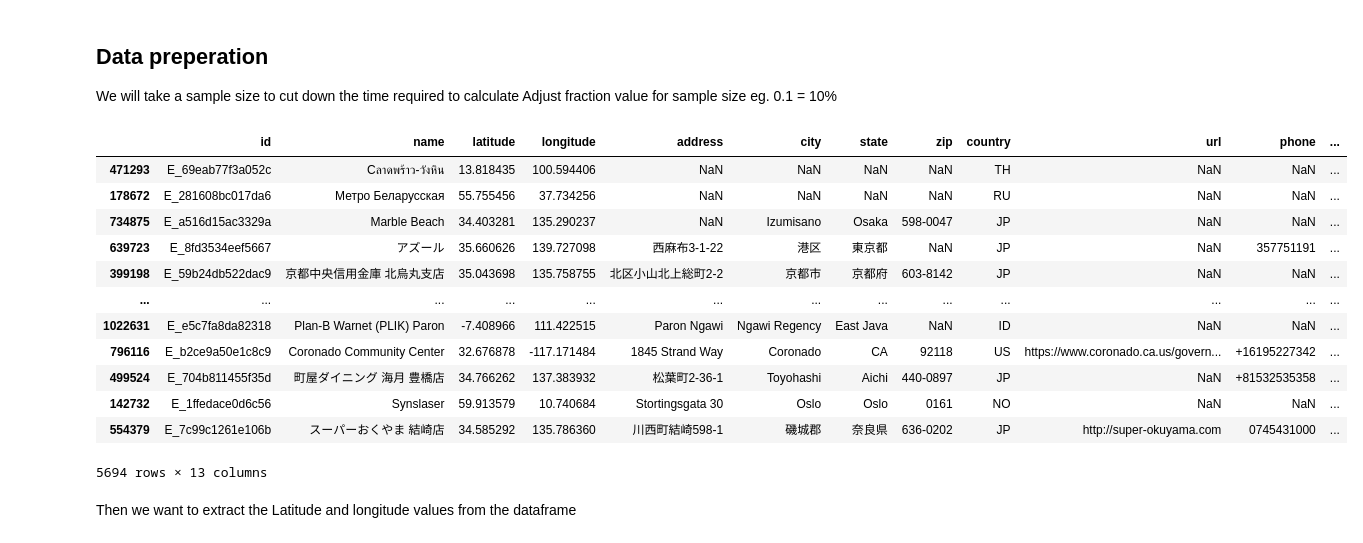
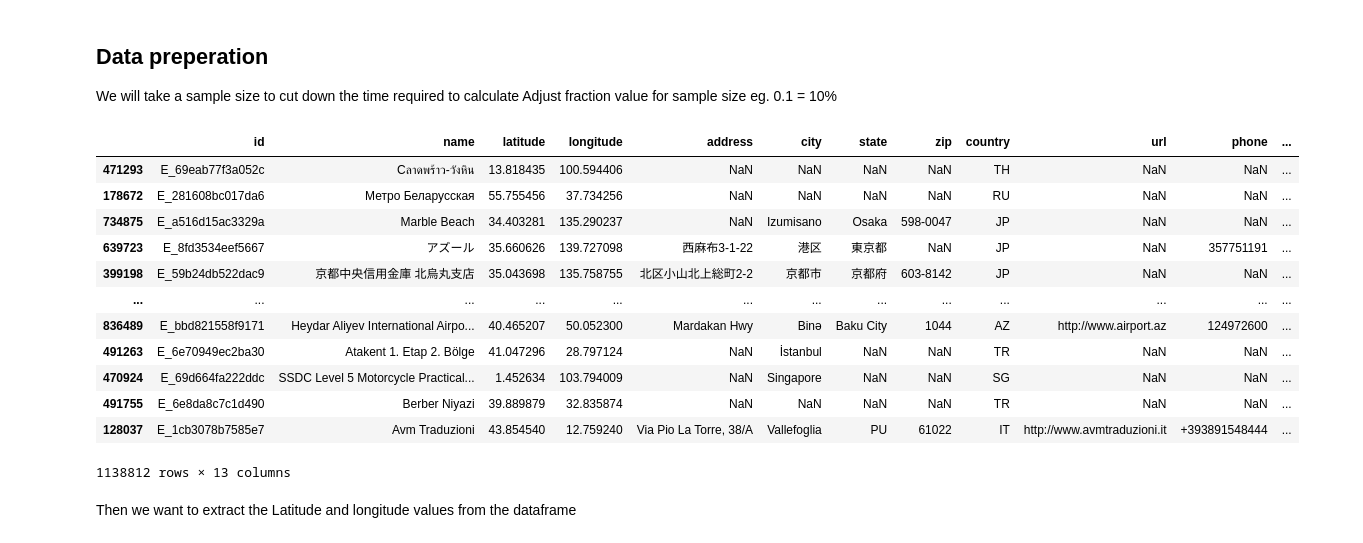
Before and after one commit to 1702538/VeryBasicTeam, a Jupyter notebook: CSC3009_Group_Project.ipynb, the cells around one changed output. Saved outputs shown, nothing was run; the diff lists cells and outputs as text; code cells hidden in the pictures.

```diff
--- a/CSC3009_Group_Project.ipynb
+++ b/CSC3009_Group_Project.ipynb
@@ -185,22 +185,23 @@ plt.show()
 We will take a sample size to cut down the time required to calculate
 Adjust fraction value for sample size eg. 0.1 = 10%
 # %%
-df_train_sample = df_train.sample(frac=0.005, replace=False, random_state=1)
+df_train_sample = df_train.sample(frac=1, replace=False, random_state=1)
+df_row_size = len(df_train_sample)
 df_train_sample
 # %% [output]
 |  | id | name | latitude | longitude | address | city | state | zip | country | url | phone | ... |
 | 471293 | E_69eab77f3a052c | Cลาดพร้าว-วังหิน | 13.818435 | 100.594406 | NaN | NaN | NaN | NaN | TH | NaN | NaN | ... |
 | 178672 | E_281608bc017da6 | Метро Беларусская | 55.755456 | 37.734256 | NaN | NaN | NaN | NaN | RU | NaN | NaN | ... |
 | 734875 | E_a516d15ac3329a | Marble Beach | 34.403281 | 135.290237 | NaN | Izumisano | Osaka | 598-0047 | JP | NaN | NaN | ... |
 | 639723 | E_8fd3534eef5667 | アズール | 35.660626 | 139.727098 | 西麻布3-1-22 | 港区 | 東京都 | NaN | JP | NaN | 357751191 | ... |
 | 399198 | E_59b24db522dac9 | 京都中央信用金庫 北烏丸支店 | 35.043698 | 135.758755 | 北区小山北上総町2-2 | 京都市 | 京都府 | 603-8142 | JP | NaN | NaN | ... |
 | ... | ... | ... | ... | ... | ... | ... | ... | ... | ... | ... | ... | ... |
-| 1022631 | E_e5c7fa8da82318 | Plan-B Warnet (PLIK) Paron | -7.408966 | 111.422515 | Paron Ngawi | Ngawi Regency | East Java | NaN | ID | NaN | NaN | ... |
-| 796116 | E_b2ce9a50e1c8c9 | Coronado Community Center | 32.676878 | -117.171484 | 1845 Strand Way | Coronado | CA | 92118 | US | https://www.coronado.ca.us/govern... | +16195227342 | ... |
-| 499524 | E_704b811455f35d | 町屋ダイニング 海月 豊橋店 | 34.766262 | 137.383932 | 松葉町2-36-1 | Toyohashi | Aichi | 440-0897 | JP | NaN | +81532535358 | ... |
-| 142732 | E_1ffedace0d6c56 | Synslaser | 59.913579 | 10.740684 | Stortingsgata 30 | Oslo | Oslo | 0161 | NO | NaN | NaN | ... |
-| 554379 | E_7c99c1261e106b | スーパーおくやま 結崎店 | 34.585292 | 135.786360 | 川西町結崎598-1 | 磯城郡 | 奈良県 | 636-0202 | JP | http://super-okuyama.com | 0745431000 | ... |
+| 836489 | E_bbd821558f9171 | Heydar Aliyev International Airpo... | 40.465207 | 50.052300 | Mardakan Hwy | Binǝ | Baku City | 1044 | AZ | http://www.airport.az | 124972600 | ... |
+| 491263 | E_6e70949ec2ba30 | Atakent 1. Etap 2. Bölge | 41.047296 | 28.797124 | NaN | İstanbul | NaN | NaN | TR | NaN | NaN | ... |
+| 470924 | E_69d664fa222ddc | SSDC Level 5 Motorcycle Practical... | 1.452634 | 103.794009 | NaN | Singapore | NaN | NaN | SG | NaN | NaN | ... |
+| 491755 | E_6e8da8c7c1d490 | Berber Niyazi | 39.889879 | 32.835874 | NaN | NaN | NaN | NaN | TR | NaN | NaN | ... |
+| 128037 | E_1cb3078b7585e7 | Avm Traduzioni | 43.854540 | 12.759240 | Via Pio La Torre, 38/A | Vallefoglia | PU | 61022 | IT | http://www.avmtraduzioni.it | +393891548444 | ... |
-5694 rows × 13 columns
+1138812 rows × 13 columns
 # %% [markdown]
 Then we want to extract the Latitude and longitude values from the dataframe
 # %%
```
Also changed, not shown: parts of 10 cells of this notebook.
